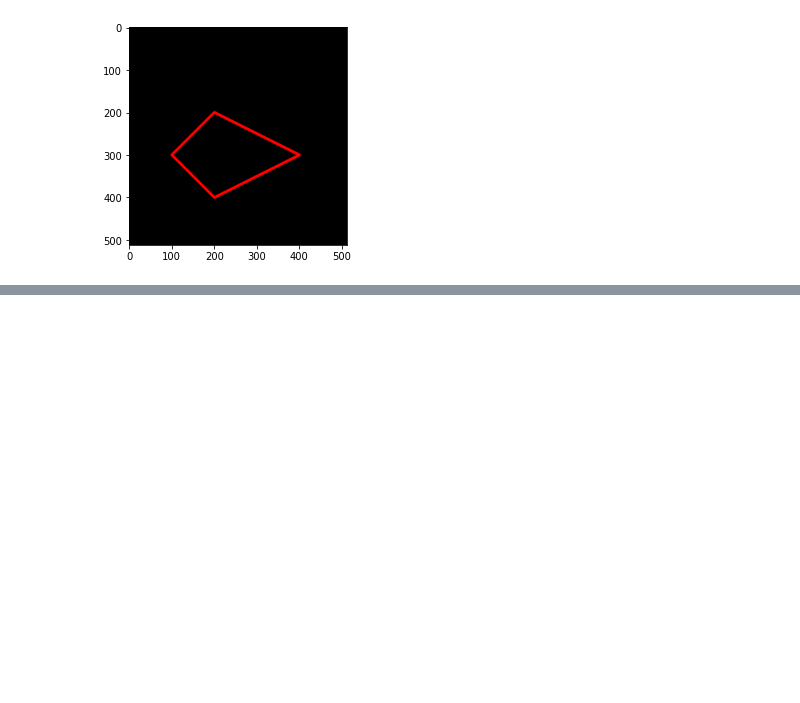
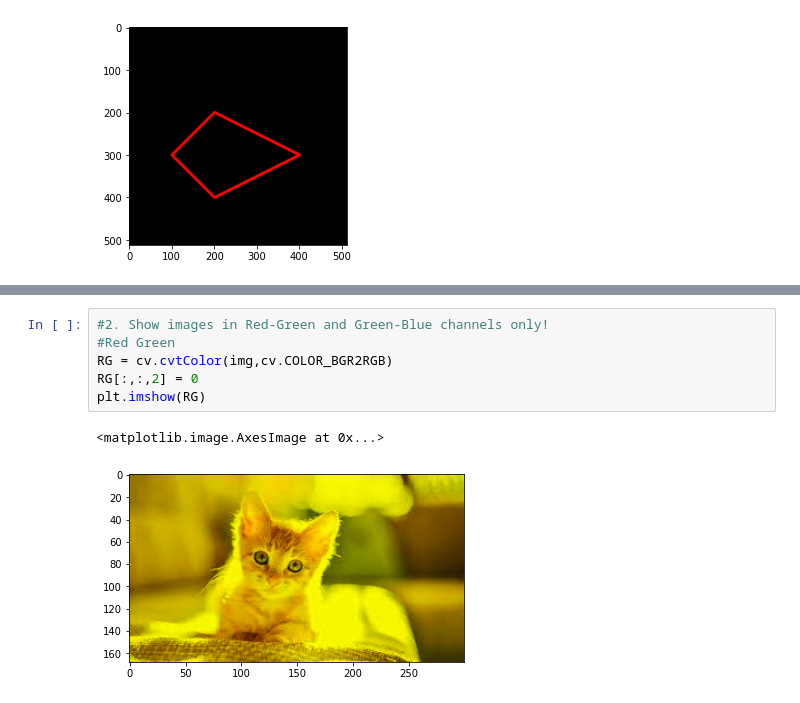
Before and after one commit to ybrefodlavir/PCVK_Genap, a Jupyter notebook: Week2.ipynb, the cells around one changed output, grey strips where cells are left out. Cells and saved outputs as stored; diff of their text form; blank space fills up the shorter version.

```diff
--- a/Week2.ipynb
+++ b/Week2.ipynb
@@ -125,0 +134,9 @@ plt.imshow(black_img3)
+# %%
+#2. Show images in Red-Green and Green-Blue channels only!
+#Red Green
+RG = cv.cvtColor(img,cv.COLOR_BGR2RGB)
+RG[:,:,2] = 0
+plt.imshow(RG)
+# %% [output]
+<matplotlib.image.AxesImage at 0x...>
+[figure, added]
```
Also changed, not shown: parts of 10 cells of this notebook.
